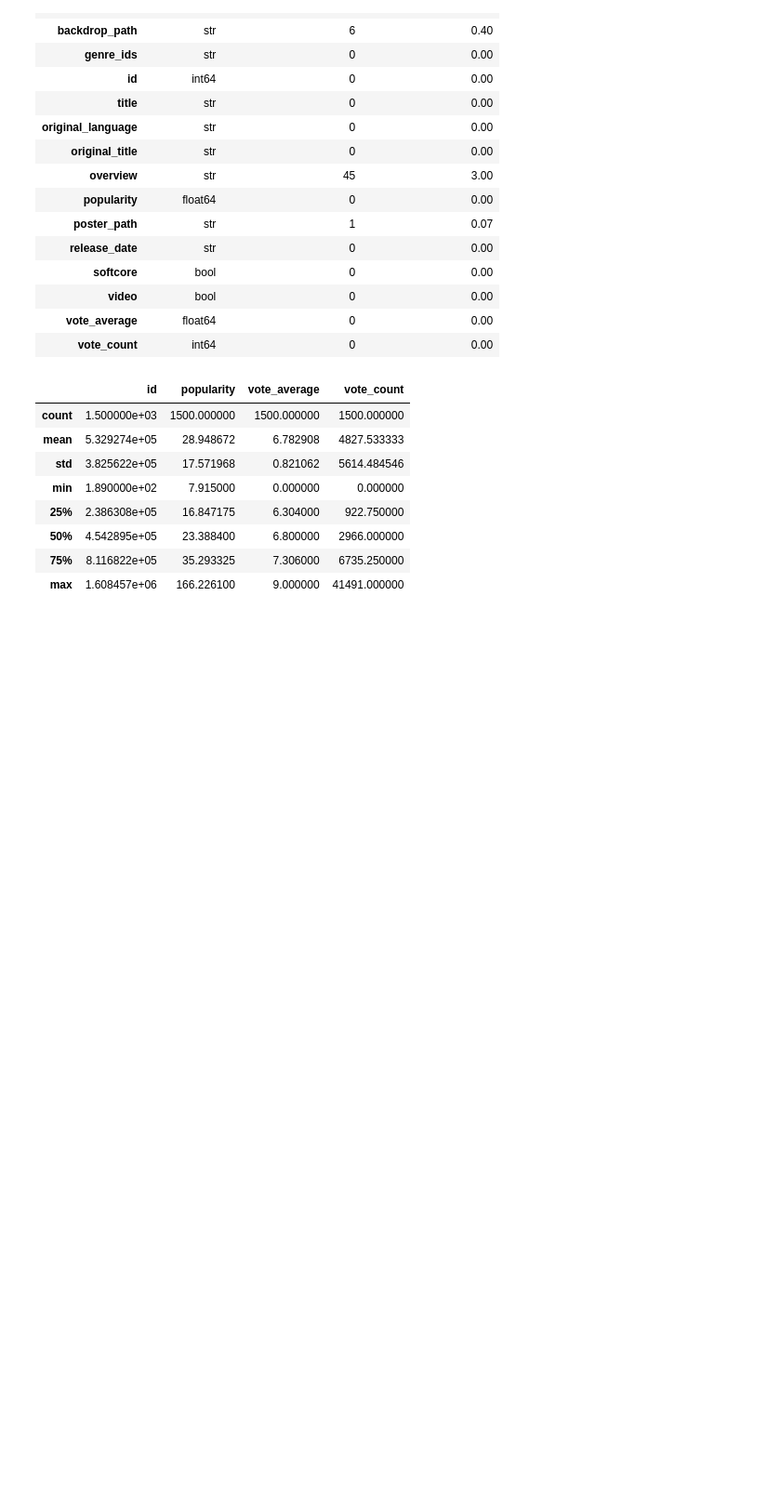
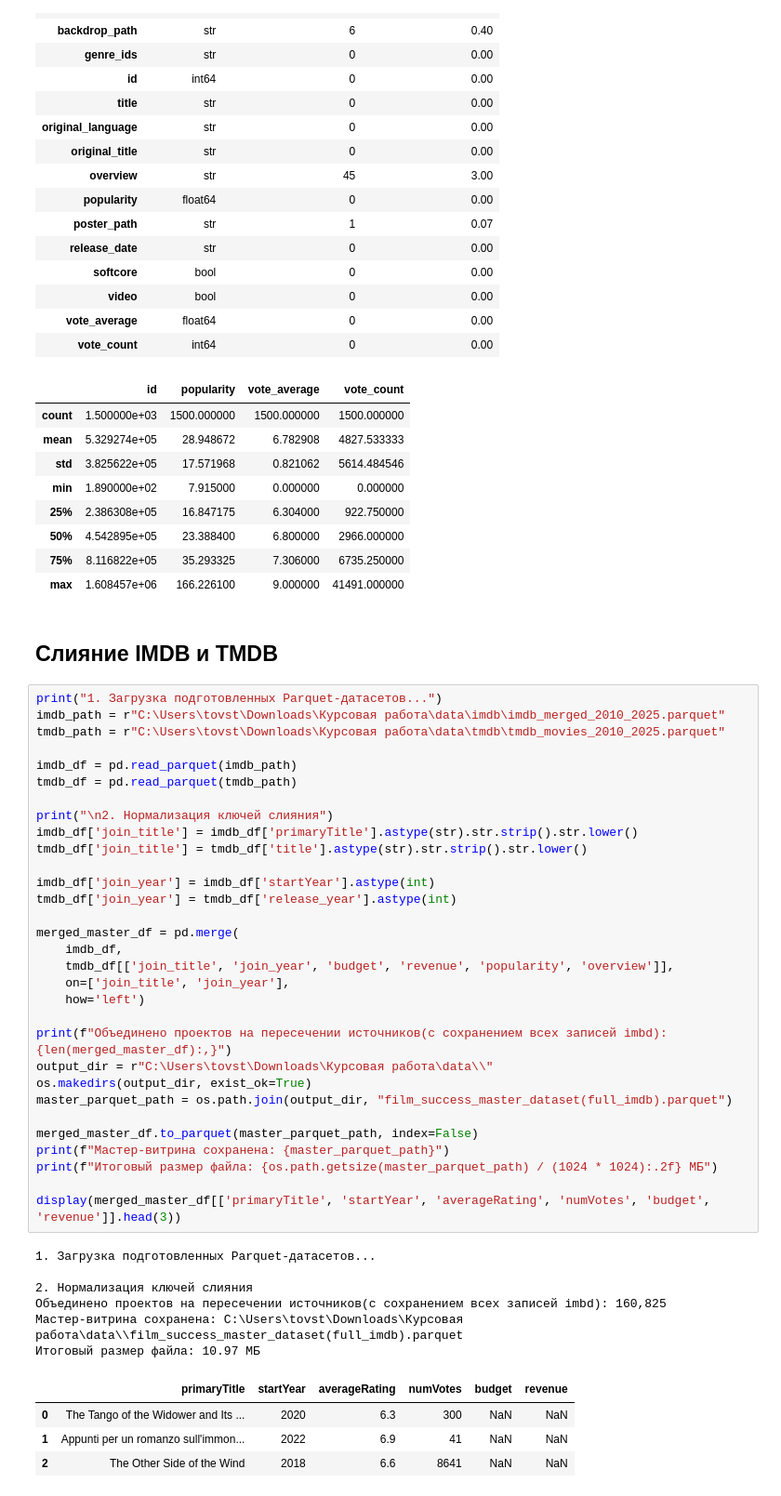
Before and after one commit to MariaTovstik/film-success-analysis-coursework, a Jupyter notebook: Data_analysis.ipynb, the cells around one changed output. Shown at 93% size. Drawn from its saved outputs; the diff is of its cells as text; blank space fills up the shorter version.

```diff
--- a/Data_analysis.ipynb
+++ b/Data_analysis.ipynb
@@ -901,3 +1004,47 @@ display(df_tmdb_mass.describe())
 | 50% | 4.542895e+05 | 23.388400 | 6.800000 | 2966.000000 |
 | 75% | 8.116822e+05 | 35.293325 | 7.306000 | 6735.250000 |
 | max | 1.608457e+06 | 166.226100 | 9.000000 | 41491.000000 |
+# %% [markdown]
+## Слияние IMDB и TMDB
+# %%
+print("1. Загрузка подготовленных Parquet-датасетов...")
+imdb_path = r"C:\Users\tovst\Downloads\Курсовая работа\data\imdb\imdb_merged_2010_2025.parquet"
+tmdb_path = r"C:\Users\tovst\Downloads\Курсовая работа\data\tmdb\tmdb_movies_2010_2025.parquet"
+
+imdb_df = pd.read_parquet(imdb_path)
+tmdb_df = pd.read_parquet(tmdb_path)
+
+print("\n2. Нормализация ключей слияния")
+imdb_df['join_title'] = imdb_df['primaryTitle'].astype(str).str.strip().str.lower()
+tmdb_df['join_title'] = tmdb_df['title'].astype(str).str.strip().str.lower()
+
+imdb_df['join_year'] = imdb_df['startYear'].astype(int)
+tmdb_df['join_year'] = tmdb_df['release_year'].astype(int)
+
+merged_master_df = pd.merge(
+    imdb_df,
+    tmdb_df[['join_title', 'join_year', 'budget', 'revenue', 'popularity', 'overview']],
+    on=['join_title', 'join_year'],
+    how='left')
+
+print(f"Объединено проектов на пересечении источников(с сохранением всех записей imbd): {len(merged_master_df):,}")
+output_dir = r"C:\Users\tovst\Downloads\Курсовая работа\data\\"
+os.makedirs(output_dir, exist_ok=True)
+master_parquet_path = os.path.join(output_dir, "film_success_master_dataset(full_imdb).parquet")
+
+merged_master_df.to_parquet(master_parquet_path, index=False)
+print(f"Мастер-витрина сохранена: {master_parquet_path}")
+print(f"Итоговый размер файла: {os.path.getsize(master_parquet_path) / (1024 * 1024):.2f} МБ")
+
+display(merged_master_df[['primaryTitle', 'startYear', 'averageRating', 'numVotes', 'budget', 'revenue']].head(3))
+# %% [output]
+1. Загрузка подготовленных Parquet-датасетов...
+
+2. Нормализация ключей слияния
+Объединено проектов на пересечении источников(с сохранением всех записей imbd): 160,825
+Мастер-витрина сохранена: C:\Users\tovst\Downloads\Курсовая работа\data\\film_success_master_dataset(full_imdb).parquet
+Итоговый размер файла: 10.97 МБ
+|  | primaryTitle | startYear | averageRating | numVotes | budget | revenue |
+| 0 | The Tango of the Widower and Its ... | 2020 | 6.3 | 300 | NaN | NaN |
+| 1 | Appunti per un romanzo sull'immon... | 2022 | 6.9 | 41 | NaN | NaN |
+| 2 | The Other Side of the Wind | 2018 | 6.6 | 8641 | NaN | NaN |
```
Also changed, not shown: parts of 24 cells of this notebook.
